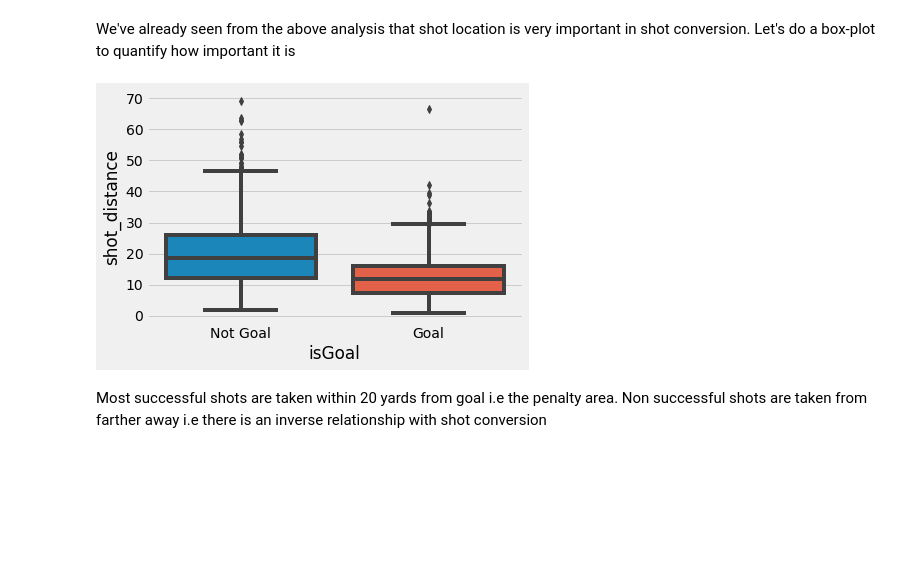
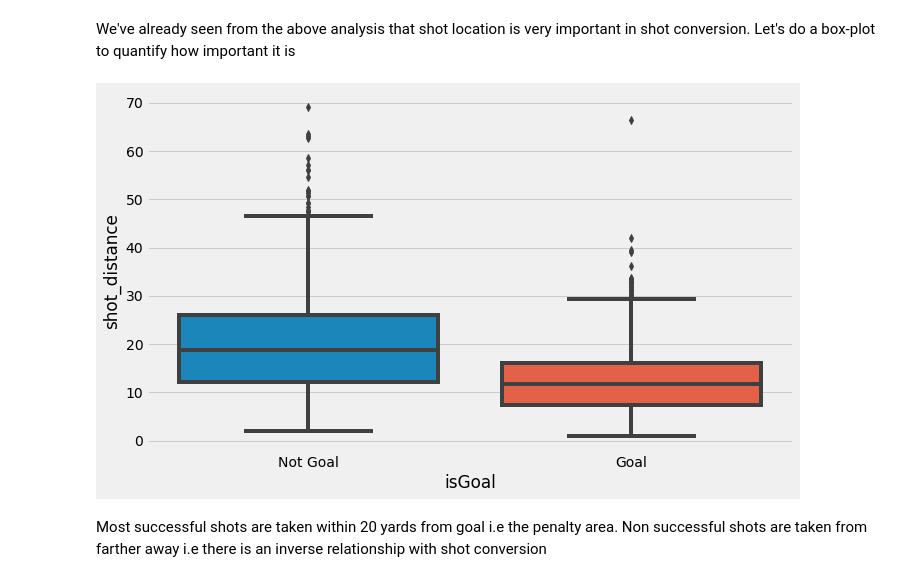
Before and after one commit to j-v-n/Springboard, a Jupyter notebook: capstone_projects/capstone1/data_storytelling.ipynb, the cells around one changed output. Cells and saved outputs as stored; diff of their text form; code cells hidden in the pictures; blank space fills up the shorter version.

```diff
--- a/capstone_projects/capstone1/data_storytelling.ipynb
+++ b/capstone_projects/capstone1/data_storytelling.ipynb
@@ -469,9 +488,12 @@ It appears first time shots are more likely to be successful than shots which ar
 # %% [markdown]
 We've already seen from the above analysis that shot location is very important in shot conversion. Let's do a box-plot to quantify how important it is
 # %%
+plt.figure(figsize=(10,6))
 sns.boxplot(x='isGoal',y='shot_distance',data=df);
+plt.tight_layout()
+plt.savefig('shot_distance.png')
 # %% [output]
-[figure, old version]
+[figure, new version]
 # %% [markdown]
 Most successful shots are taken within 20 yards from goal i.e the penalty area. Non successful shots are taken from farther away i.e there is an inverse relationship with shot conversion
 # %% [markdown]
```
Also changed, not shown: parts of 9 cells of this notebook, 1 other file.
